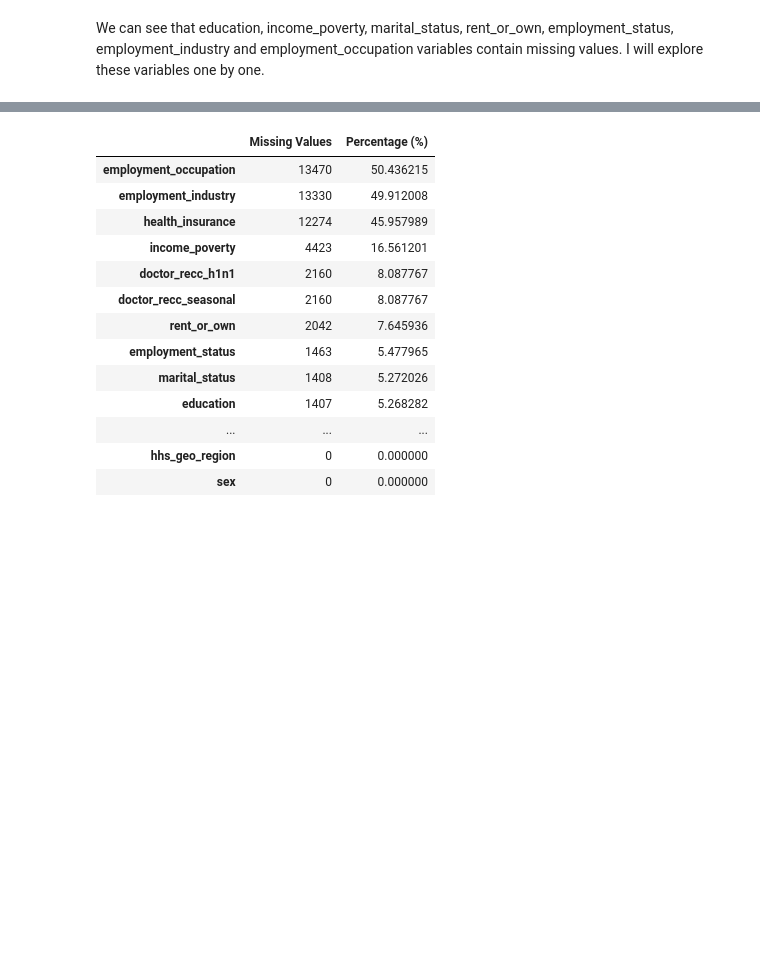
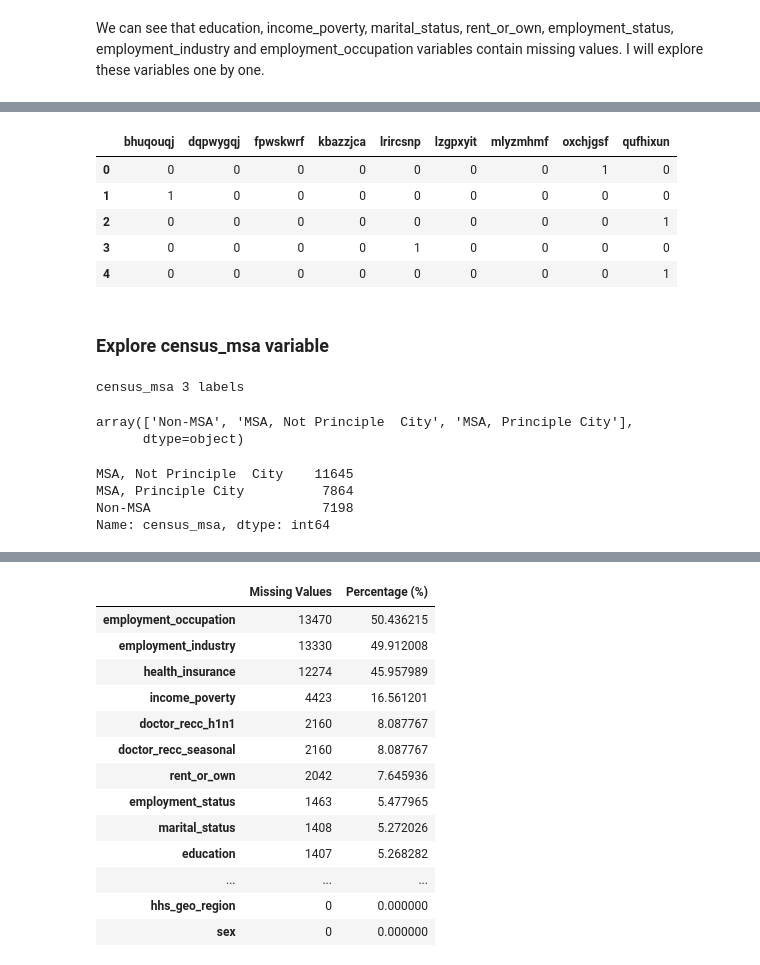
Before and after one commit to PETERNJUGU4/Njugu_Phase_3_Project, a Jupyter notebook: index.ipynb, the cells around one changed output, grey strips where cells are left out. Cells and saved outputs as stored; diff of their text form; code cells hidden in the pictures; blank space fills up the shorter version.

```diff
--- a/index.ipynb
+++ b/index.ipynb
@@ -469,0 +605,37 @@ KeyError: 'Location'
+# %%
+# let's do One Hot Encoding of Location variable
+# get k-1 dummy variables after One Hot Encoding
+# preview the dataset with head() method
+
+pd.get_dummies(df["hhs_geo_region"], drop_first=True).head()
+# %% [output]
+|  | bhuqouqj | dqpwygqj | fpwskwrf | kbazzjca | lrircsnp | lzgpxyit | mlyzmhmf | oxchjgsf | qufhixun |
+| 0 | 0 | 0 | 0 | 0 | 0 | 0 | 0 | 1 | 0 |
+| 1 | 1 | 0 | 0 | 0 | 0 | 0 | 0 | 0 | 0 |
+| 2 | 0 | 0 | 0 | 0 | 0 | 0 | 0 | 0 | 1 |
+| 3 | 0 | 0 | 0 | 0 | 1 | 0 | 0 | 0 | 0 |
+| 4 | 0 | 0 | 0 | 0 | 0 | 0 | 0 | 0 | 1 |
+# %% [markdown]
+### **Explore census_msa variable**
+# %%
+# print number of labels in Location variable
+
+print('census_msa', len(df["census_msa"].unique()), 'labels')
+# %% [output]
+census_msa 3 labels
+# %%
+# check labels in location variable
+
+df.census_msa.unique()
+# %% [output]
+array(['Non-MSA', 'MSA, Not Principle  City', 'MSA, Principle City'],
+      dtype=object)
+# %%
+# check frequency distribution of values in Location variable
+
+df["census_msa"].value_counts()
+# %% [output]
+MSA, Not Principle  City    11645
+MSA, Principle City          7864
+Non-MSA                      7198
+Name: census_msa, dtype: int64
```
Also changed, not shown: parts of 31 cells of this notebook.
